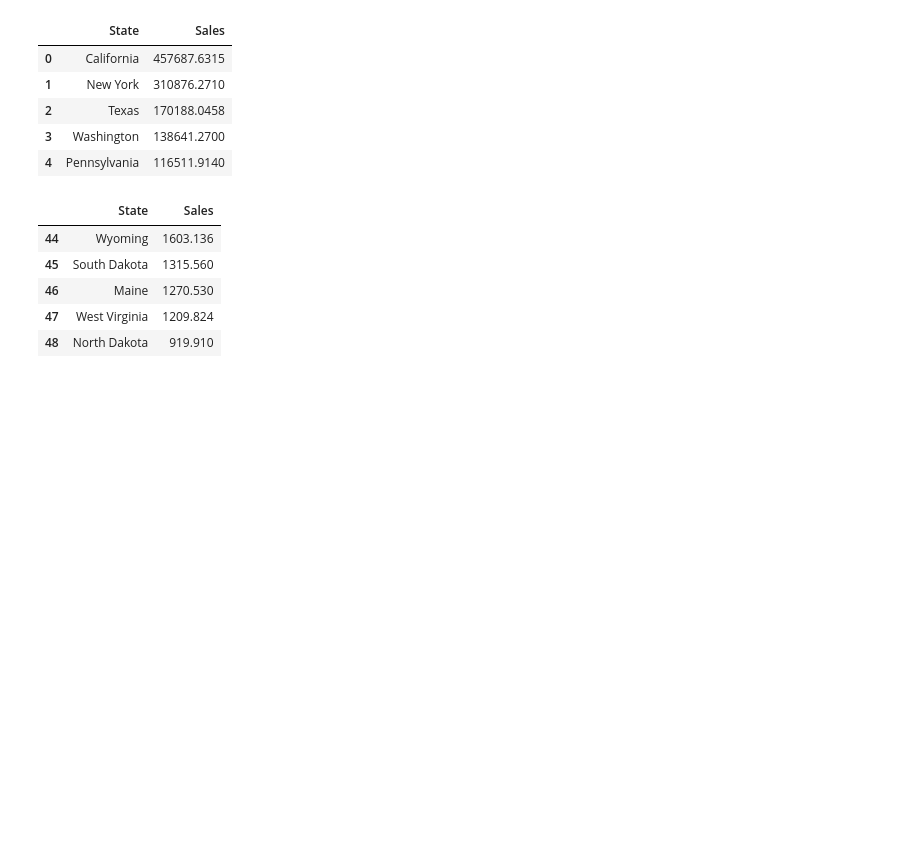
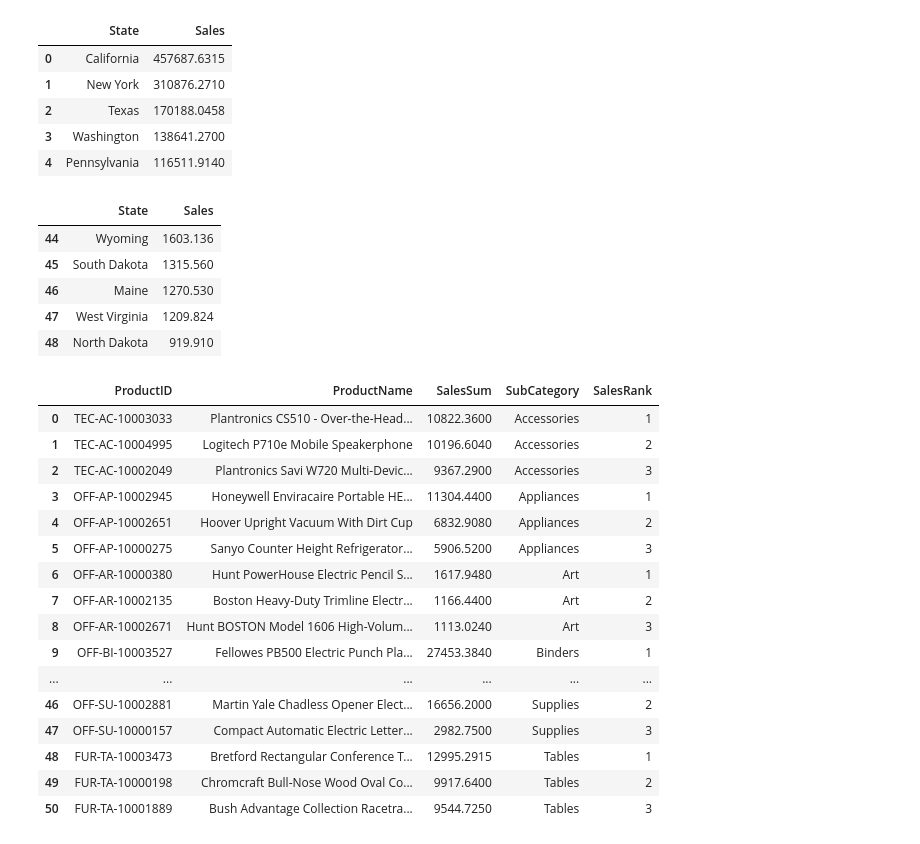
Before and after one commit to michalpasternak7/e-Commerce, a Jupyter notebook: superstore_queries.ipynb, the cells around one changed output. Saved outputs shown, nothing was run; the diff lists cells and outputs as text; code cells hidden in the pictures; blank space fills up the shorter version.

```diff
--- a/superstore_queries.ipynb
+++ b/superstore_queries.ipynb
@@ -121,0 +120,40 @@ display(states_by_sales.tail(5))
+# %%
+# 3. What are the 3 products in each product segment with the highest sales?
+# I assume by product segment, Sub-Category is meant.
+pd.read_sql(
+    """
+    SELECT *
+    FROM (
+        SELECT *,
+        RANK() OVER  (
+            PARTITION BY SubCategory
+            ORDER BY SalesSum DESC
+        ) AS SalesRank
+        FROM
+        (
+            SELECT Products.ProductID, ProductName, SUM(Sales) AS SalesSum, SubCategory
+            FROM OrdersDetails
+            JOIN Products ON OrdersDetails.ProductID = Products.ProductID
+            GROUP BY Products.ProductID
+        )
+    )
+    WHERE SalesRank <= 3
+    """, db_conn)
+# %% [output]
+|  | ProductID | ProductName | SalesSum | SubCategory | SalesRank |
+| 0 | TEC-AC-10003033 | Plantronics CS510 - Over-the-Head... | 10822.3600 | Accessories | 1 |
+| 1 | TEC-AC-10004995 | Logitech P710e Mobile Speakerphone | 10196.6040 | Accessories | 2 |
+| 2 | TEC-AC-10002049 | Plantronics Savi W720 Multi-Devic... | 9367.2900 | Accessories | 3 |
+| 3 | OFF-AP-10002945 | Honeywell Enviracaire Portable HE... | 11304.4400 | Appliances | 1 |
+| 4 | OFF-AP-10002651 | Hoover Upright Vacuum With Dirt Cup | 6832.9080 | Appliances | 2 |
+| 5 | OFF-AP-10000275 | Sanyo Counter Height Refrigerator... | 5906.5200 | Appliances | 3 |
+| 6 | OFF-AR-10000380 | Hunt PowerHouse Electric Pencil S... | 1617.9480 | Art | 1 |
+| 7 | OFF-AR-10002135 | Boston Heavy-Duty Trimline Electr... | 1166.4400 | Art | 2 |
+| 8 | OFF-AR-10002671 | Hunt BOSTON Model 1606 High-Volum... | 1113.0240 | Art | 3 |
+| 9 | OFF-BI-10003527 | Fellowes PB500 Electric Punch Pla... | 27453.3840 | Binders | 1 |
+| ... | ... | ... | ... | ... | ... |
+| 46 | OFF-SU-10002881 | Martin Yale Chadless Opener Elect... | 16656.2000 | Supplies | 2 |
+| 47 | OFF-SU-10000157 | Compact Automatic Electric Letter... | 2982.7500 | Supplies | 3 |
+| 48 | FUR-TA-10003473 | Bretford Rectangular Conference T... | 12995.2915 | Tables | 1 |
+| 49 | FUR-TA-10000198 | Chromcraft Bull-Nose Wood Oval Co... | 9917.6400 | Tables | 2 |
+| 50 | FUR-TA-10001889 | Bush Advantage Collection Racetra... | 9544.7250 | Tables | 3 |
```
Also changed, not shown: parts of 9 cells of this notebook.
